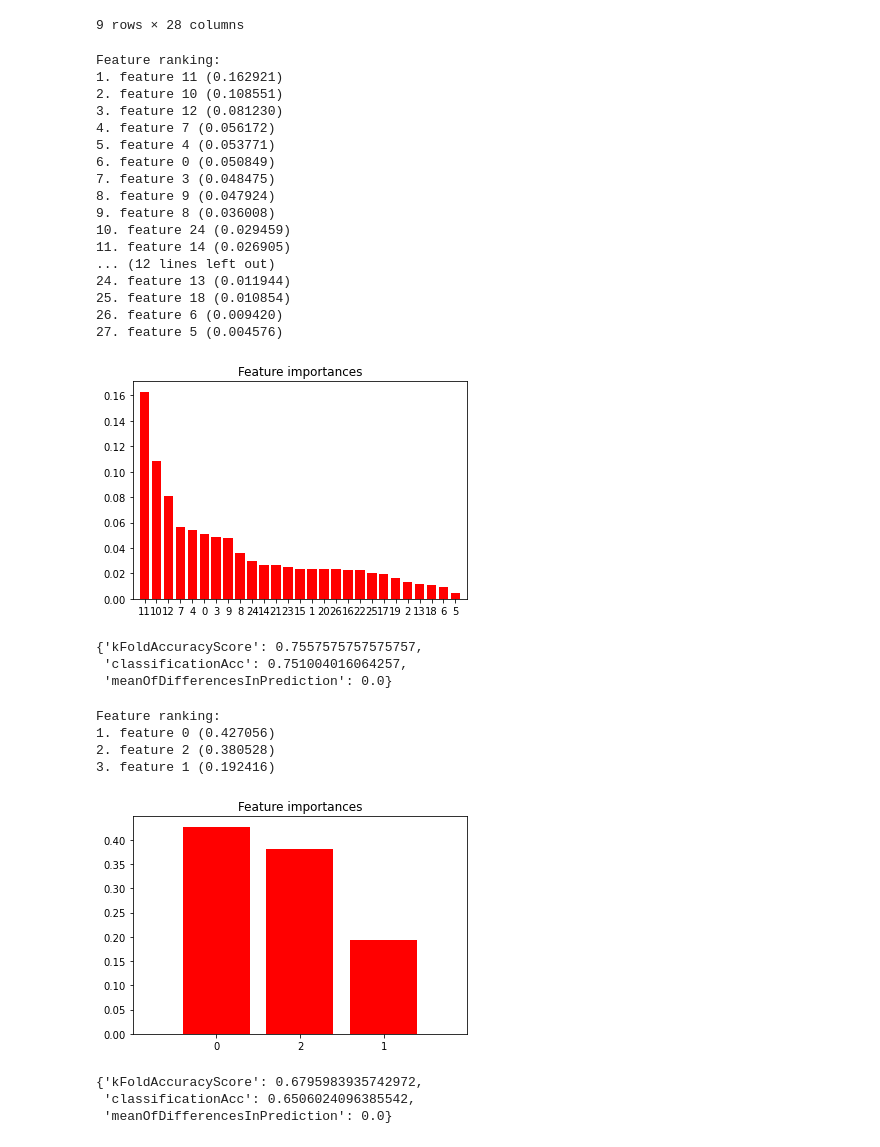
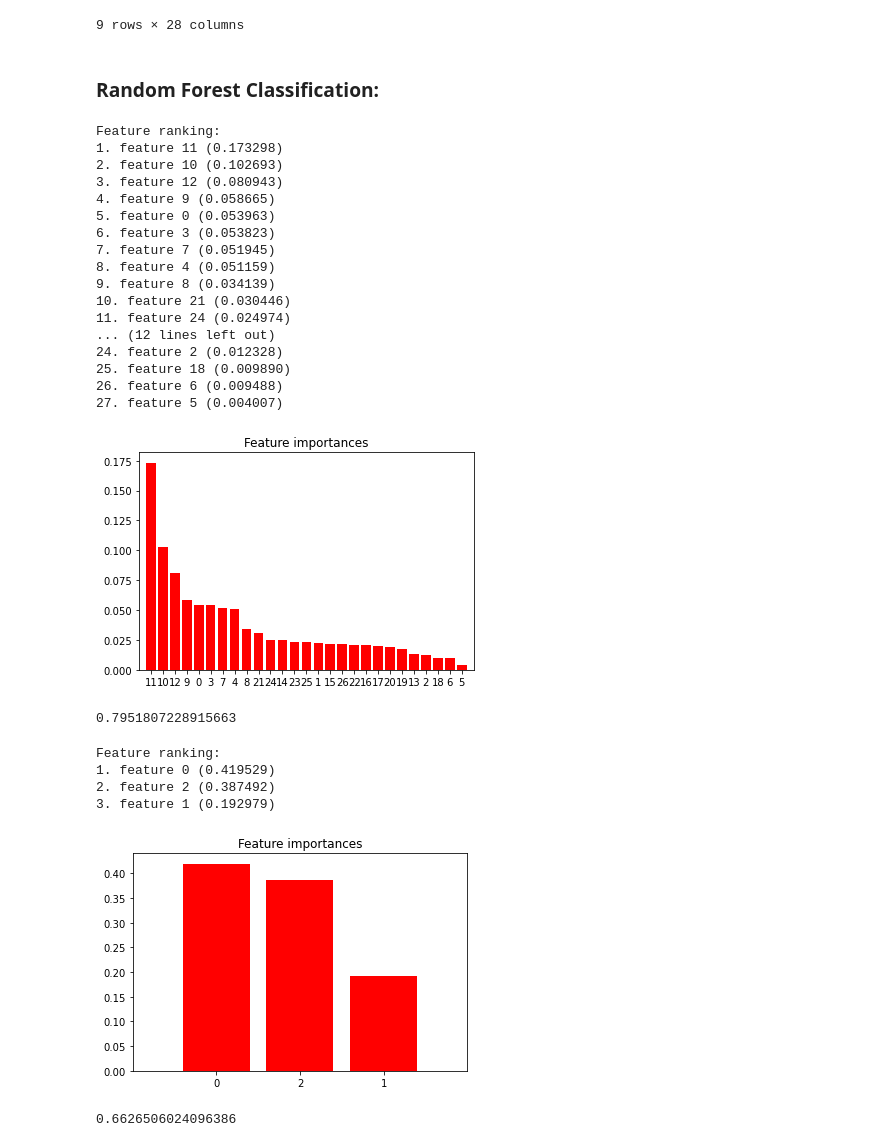
Before and after one commit to LaneMatthewJ/teamAllBlacks_czechBanking, a Jupyter notebook: RegressionAttempt.ipynb, the cells around one changed output. Drawn from its saved outputs; the diff is of its cells as text; code cells hidden in the pictures.

```diff
--- a/RegressionAttempt.ipynb
+++ b/RegressionAttempt.ipynb
@@ -191,5 +125,5 @@ randomForestClassificationMean_Change {'kFoldAccuracyScore': 0.0, 'classificatio
 # %%
-someData = dataLoader.loadAllData(filePath, True)
+someData = preprocessing.loadLoanDataWithDistrictDF(filePath, True)
 # %%
 loanDF = someData[someData['status'].notna()].drop(['card_id', 'type_y', 'issued', 'date_y', 'date_x', 'issued', 'type_y', 'issued'], axis=1)
 loanDF[loanDF['district_id' ]==15]
@@ -212,43 +142,41 @@ for column in loanDF.columns:
+# %% [markdown]
+### Random Forest Classification:
 # %%
-accuracy=machineLearning.applyModelToDataframe(loanDF, ['account_id', 'district_id', 'frequency', 'disp_id', 'client_id', 'type_x',
+loanDataRandomForestClassificationAcc=machineLearning.applyModelToDataframe(loanDF, ['account_id', 'district_id', 'frequency', 'disp_id', 'client_id', 'type_x',
                                         'gender', 'birth_date', 'district_id_y', 'loan_id', 'amount',
                                        'duration', 'payments', 'A3', 'A4', 'A5', 'A6', 'A7', 'A8',
                                        'A9', 'A10', 'A11', 'A12', 'A13', 'A14', 'A15', 'A16'], ['status'], RandomForestClassifier, False, 'randomForest')
-accuracy
+loanDataRandomForestClassificationAcc['classificationAcc']
 # %% [output]
 Feature ranking:
-1. feature 11 (0.162921)
-2. feature 10 (0.108551)
-3. feature 12 (0.081230)
-4. feature 7 (0.056172)
-5. feature 4 (0.053771)
-6. feature 0 (0.050849)
-7. feature 3 (0.048475)
-8. feature 9 (0.047924)
-9. feature 8 (0.036008)
-10. feature 24 (0.029459)
-11. feature 14 (0.026905)
+1. feature 11 (0.173298)
+2. feature 10 (0.102693)
+3. feature 12 (0.080943)
+4. feature 9 (0.058665)
+5. feature 0 (0.053963)
+6. feature 3 (0.053823)
+7. feature 7 (0.051945)
+8. feature 4 (0.051159)
+9. feature 8 (0.034139)
+10. feature 21 (0.030446)
+11. feature 24 (0.024974)
 ... (12 lines left out)
-24. feature 13 (0.011944)
-25. feature 18 (0.010854)
-26. feature 6 (0.009420)
-27. feature 5 (0.004576)
+24. feature 2 (0.012328)
+25. feature 18 (0.009890)
+26. feature 6 (0.009488)
+27. feature 5 (0.004007)
-[figure, old version]
+[figure, new version]
-{'kFoldAccuracyScore': 0.7557575757575757,
- 'classificationAcc': 0.751004016064257,
- 'meanOfDifferencesInPrediction': 0.0}
+0.7951807228915663
 # %%
 accuracy= machineLearning.applyModelToDataframe(loanDF, ['amount', 'duration', 'payments'], ['status'], RandomForestClassifier, False, 'randomForest')
-accuracy
+accuracy['classificationAcc']
 # %% [output]
 Feature ranking:
-1. feature 0 (0.427056)
-2. feature 2 (0.380528)
-3. feature 1 (0.192416)
+1. feature 0 (0.419529)
+2. feature 2 (0.387492)
+3. feature 1 (0.192979)
-[figure, old version]
+[figure, new version]
-{'kFoldAccuracyScore': 0.6795983935742972,
- 'classificationAcc': 0.6506024096385542,
- 'meanOfDifferencesInPrediction': 0.0}
+0.6626506024096386
 # %%
 xCols =  [ 'frequency', 'type_x', 'gender', 'birth_date', 'district_id_y',
             'amount', 'duration', 'payments']
```
Also changed, not shown: parts of 27 cells of this notebook, 3 other files.
